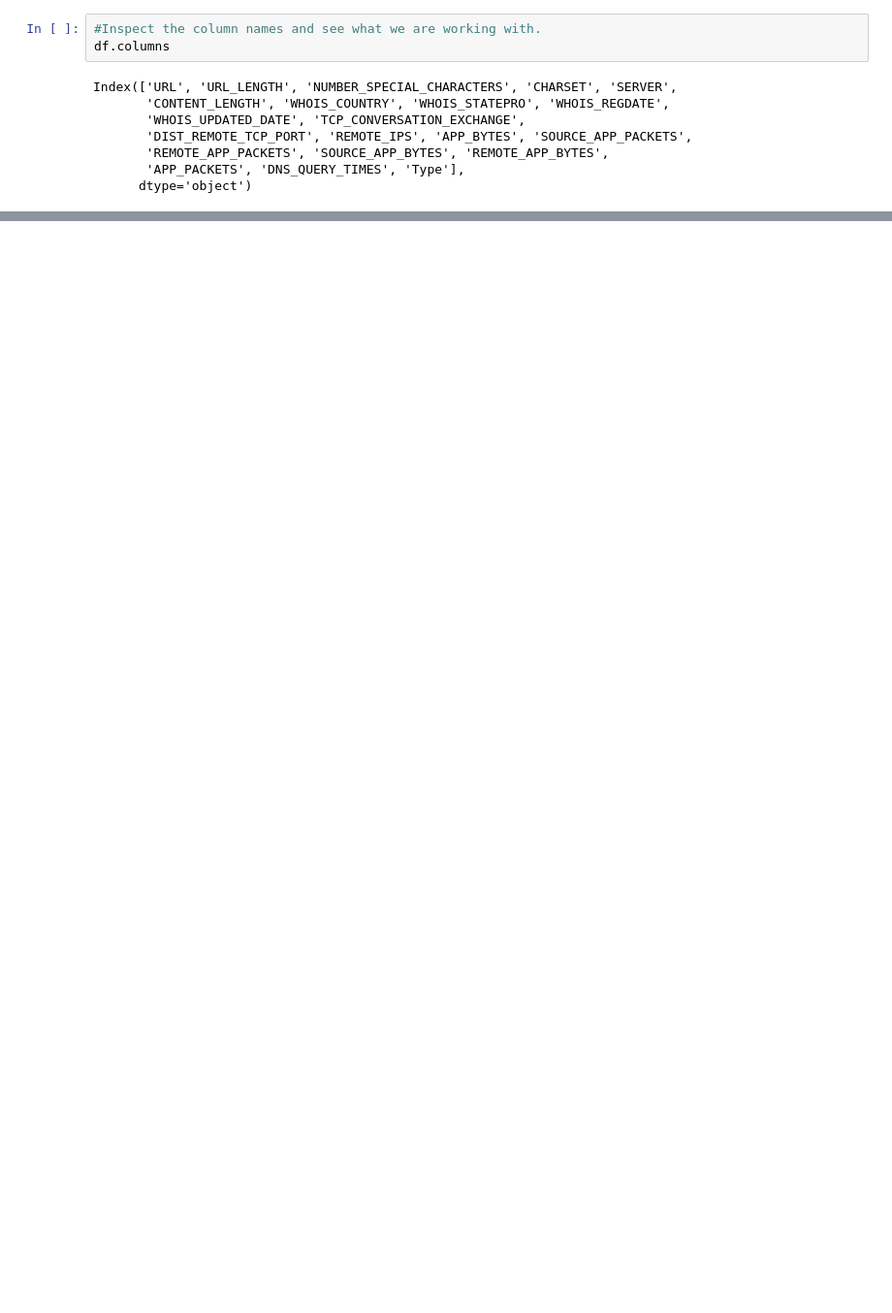
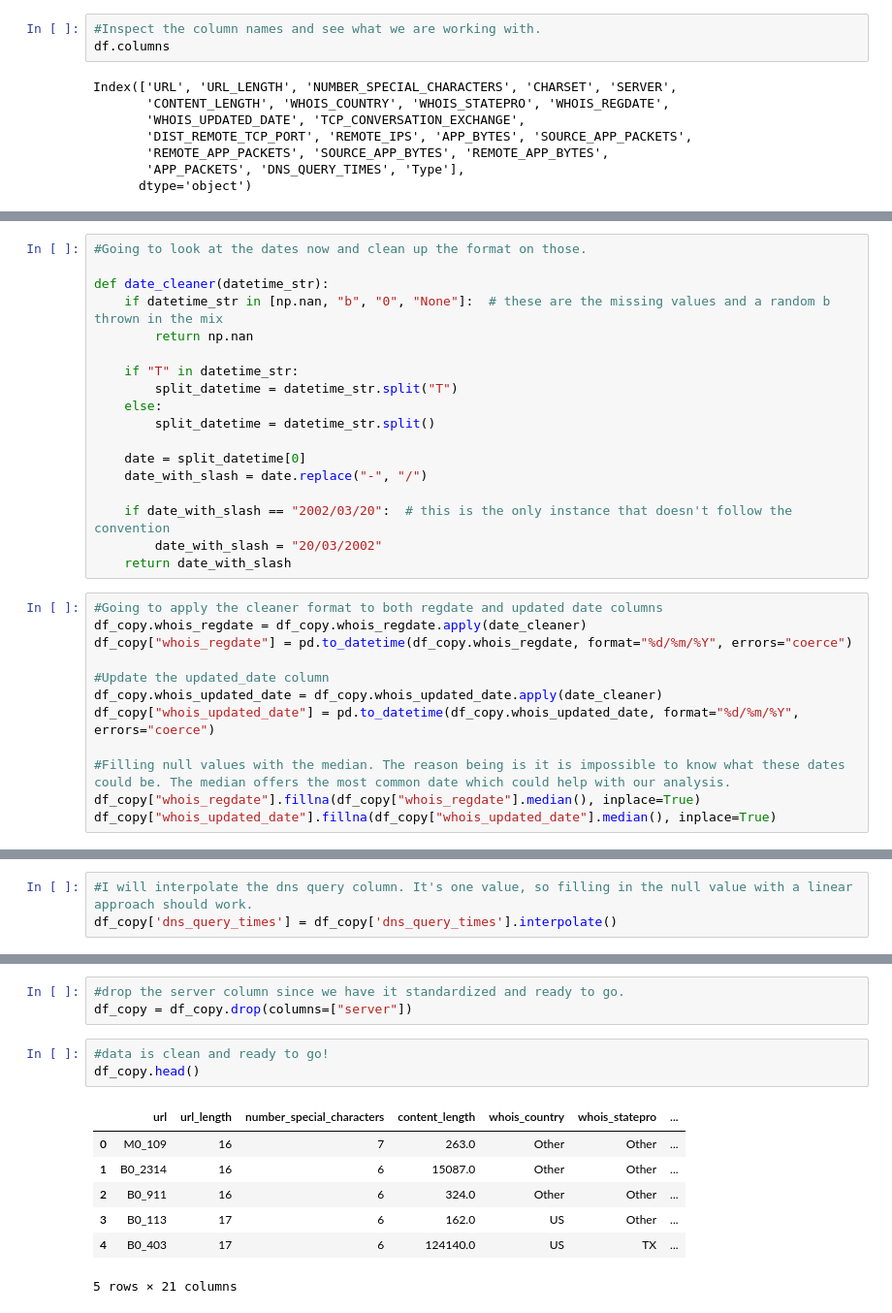
Before and after one commit to chrisheimbuch/malicious-websites-research-report, a Jupyter notebook: source/malicious_or_benign_websites_eda.ipynb, the cells around one changed output, grey strips where cells are left out. Shown: that part at 97% size. Saved outputs shown, nothing was run; the diff lists cells and outputs as text; blank space fills up the shorter version.

```diff
--- a/source/malicious_or_benign_websites_eda.ipynb
+++ b/source/malicious_or_benign_websites_eda.ipynb
@@ -41,0 +631,30 @@ Index(['URL', 'URL_LENGTH', 'NUMBER_SPECIAL_CHARACTERS', 'CHARSET', 'SERVER',
+# %%
+#Going to look at the dates now and clean up the format on those.
+
+def date_cleaner(datetime_str):
+    if datetime_str in [np.nan, "b", "0", "None"]:  # these are the missing values and a random b thrown in the mix
+        return np.nan
+
+    if "T" in datetime_str:
+        split_datetime = datetime_str.split("T")
+    else:
+        split_datetime = datetime_str.split()
+
+    date = split_datetime[0]
+    date_with_slash = date.replace("-", "/")
+
+    if date_with_slash == "2002/03/20":  # this is the only instance that doesn't follow the convention
+        date_with_slash = "20/03/2002"
+    return date_with_slash
+# %%
+#Going to apply the cleaner format to both regdate and updated date columns
+df_copy.whois_regdate = df_copy.whois_regdate.apply(date_cleaner)
+df_copy["whois_regdate"] = pd.to_datetime(df_copy.whois_regdate, format="%d/%m/%Y", errors="coerce")
+
+#Update the updated_date column
+df_copy.whois_updated_date = df_copy.whois_updated_date.apply(date_cleaner)
+df_copy["whois_updated_date"] = pd.to_datetime(df_copy.whois_updated_date, format="%d/%m/%Y", errors="coerce")
+
+#Filling null values with the median. The reason being is it is impossible to know what these dates could be. The median offers the most common date which could help with our analysis.
+df_copy["whois_regdate"].fillna(df_copy["whois_regdate"].median(), inplace=True)
+df_copy["whois_updated_date"].fillna(df_copy["whois_updated_date"].median(), inplace=True)
@@ -41,0 +682,3 @@ Index(['URL', 'URL_LENGTH', 'NUMBER_SPECIAL_CHARACTERS', 'CHARSET', 'SERVER',
+# %%
+#I will interpolate the dns query column. It's one value, so filling in the null value with a linear approach should work.
+df_copy['dns_query_times'] = df_copy['dns_query_times'].interpolate()
@@ -41,0 +705,14 @@ Index(['URL', 'URL_LENGTH', 'NUMBER_SPECIAL_CHARACTERS', 'CHARSET', 'SERVER',
+# %%
+#drop the server column since we have it standardized and ready to go.
+df_copy = df_copy.drop(columns=["server"])
+# %%
+#data is clean and ready to go!
+df_copy.head()
+# %% [output]
+|  | url | url_length | number_special_characters | content_length | whois_country | whois_statepro | ... |
+| 0 | M0_109 | 16 | 7 | 263.0 | Other | Other | ... |
+| 1 | B0_2314 | 16 | 6 | 15087.0 | Other | Other | ... |
+| 2 | B0_911 | 16 | 6 | 324.0 | Other | Other | ... |
+| 3 | B0_113 | 17 | 6 | 162.0 | US | Other | ... |
+| 4 | B0_403 | 17 | 6 | 124140.0 | US | TX | ... |
+5 rows × 21 columns
```
Also changed, not shown: parts of 46 cells of this notebook.
